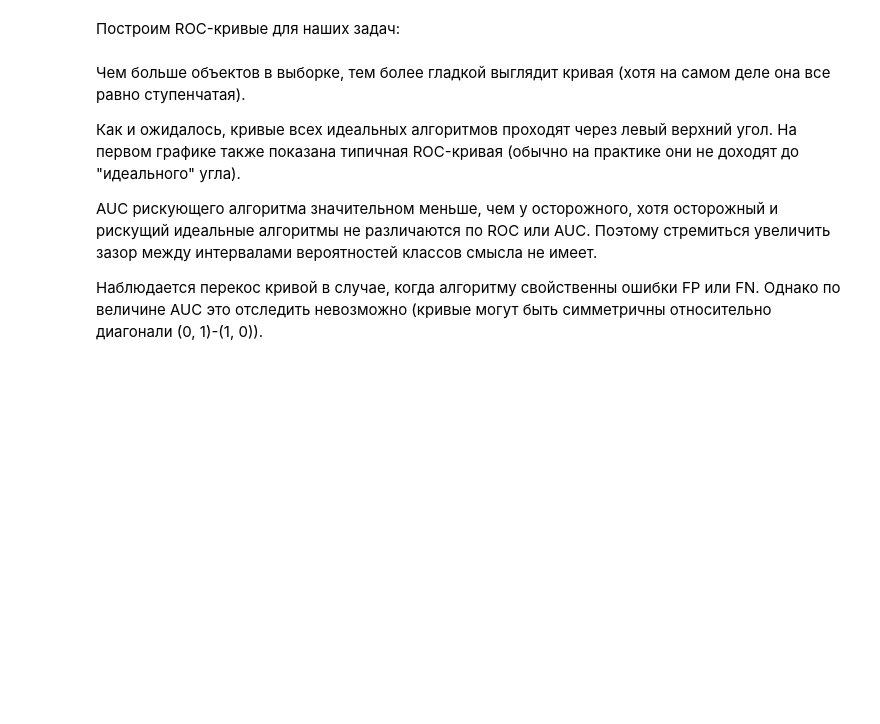
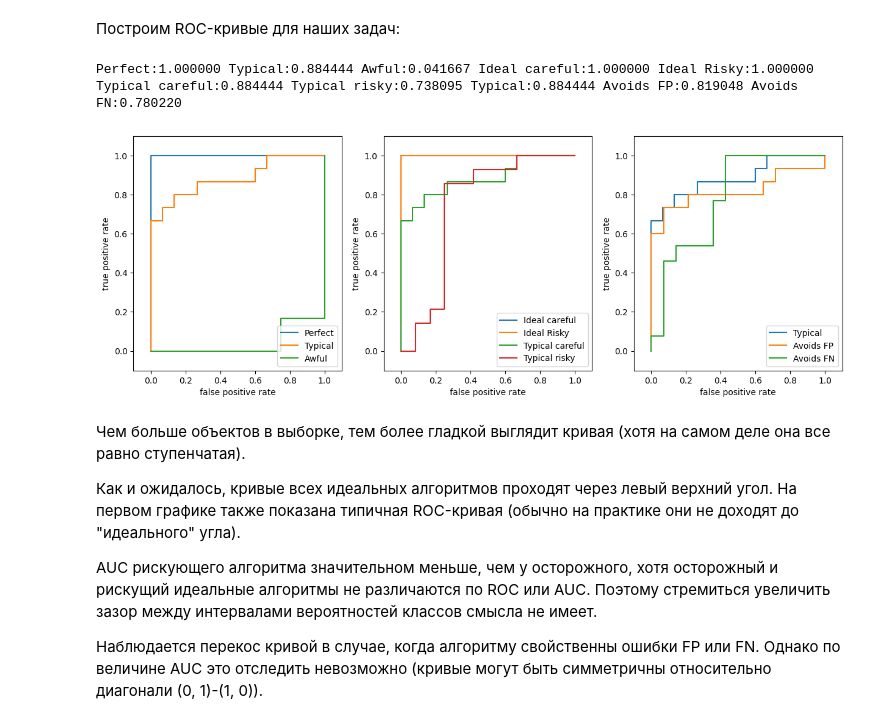
Before and after one commit to poslam/sem5-ds, a Jupyter notebook: work/3/3.ipynb, the cells around one changed output. Saved outputs shown, nothing was run; the diff lists cells and outputs as text; code cells hidden in the pictures; blank space fills up the shorter version.

```diff
--- a/work/3/3.ipynb
+++ b/work/3/3.ipynb
@@ -871,7 +871,8 @@ recs = []
 threshs = []
 labels = ["Typical", "Avoids FP", "Avoids FN"]
 for actual, predicted in zip(
-    [actual_1, actual_10, actual_11], [predicted_1, predicted_10, predicted_11]
+    [actual_1, actual_10, actual_11],
+    [predicted_1, predicted_10, predicted_11],
 ):
     prec, rec, thresh = precision_recall_curve(actual, predicted)
     precs.append(prec)
@@ -993,0 +1039,16 @@ def weighted_log_loss(actual, predicted):
+# %%
+import math
+
+
+def weighted_log_loss(actual, predicted):
+    return (
+        -1
+        / len(actual)
+        * sum(
+            [
+                0.3 * actual[i] * math.log(predicted[i])
+                + 0.7 * (1 - actual[i]) * math.log(1 - predicted[i])
+                for i in range(len(actual))
+            ]
+        )
+    )
@@ -1006,40 +1104,49 @@ from sklearn.metrics import roc_curve, roc_auc_score
 # %%
 plt.figure(figsize=(15, 5))
 plt.subplot(1, 3, 1)
 aucs = ""
-for actual, predicted, descr in zip([actual_0, actual_1, actual_2],
-                                    [predicted_0, predicted_1, predicted_2],
-                                    ["Perfect", "Typical", "Awful"]):
+for actual, predicted, descr in zip(
+    [actual_0, actual_1, actual_2],
+    [predicted_0, predicted_1, predicted_2],
+    ["Perfect", "Typical", "Awful"],
+):
     fpr, tpr, thr = roc_curve(actual, predicted)
     plt.plot(fpr, tpr, label=descr)
-    aucs += descr + ":%3f"%roc_auc_score(actual, predicted) + " "
+    aucs += descr + ":%3f" % roc_auc_score(actual, predicted) + " "
 plt.xlabel("false positive rate")
 plt.ylabel("true positive rate")
 plt.legend(loc=4)
 plt.axis([-0.1, 1.1, -0.1, 1.1])
 plt.subplot(1, 3, 2)
-for actual, predicted, descr in zip([actual_0, actual_0r, actual_1, actual_1r],
-                                    [predicted_0, predicted_0r, predicted_1, predicted_1r],
-                                    ["Ideal careful", "Ideal Risky", "Typical careful", "Typical risky"]):
+for actual, predicted, descr in zip(
+    [actual_0, actual_0r, actual_1, actual_1r],
+    [predicted_0, predicted_0r, predicted_1, predicted_1r],
+    ["Ideal careful", "Ideal Risky", "Typical careful", "Typical risky"],
+):
     fpr, tpr, thr = roc_curve(actual, predicted)
-    aucs += descr + ":%3f"%roc_auc_score(actual, predicted) + " "
+    aucs += descr + ":%3f" % roc_auc_score(actual, predicted) + " "
     plt.plot(fpr, tpr, label=descr)
 plt.xlabel("false positive rate")
 plt.ylabel("true positive rate")
 plt.legend(loc=4)
 plt.axis([-0.1, 1.1, -0.1, 1.1])
 plt.subplot(1, 3, 3)
-for actual, predicted, descr in zip([actual_1, actual_10, actual_11],
-                                    [predicted_1, predicted_10, predicted_11],
-                                    ["Typical", "Avoids FP", "Avoids FN"]):
+for actual, predicted, descr in zip(
+    [actual_1, actual_10, actual_11],
+    [predicted_1, predicted_10, predicted_11],
+    ["Typical", "Avoids FP", "Avoids FN"],
+):
     fpr, tpr, thr = roc_curve(actual, predicted)
-    aucs += descr + ":%3f"%roc_auc_score(actual, predicted) + " "
+    aucs += descr + ":%3f" % roc_auc_score(actual, predicted) + " "
     plt.plot(fpr, tpr, label=descr)
 plt.xlabel("false positive rate")
 plt.ylabel("true positive rate")
 plt.legend(loc=4)
 plt.axis([-0.1, 1.1, -0.1, 1.1])
-print aucs
+print(aucs)
+# %% [output]
+Perfect:1.000000 Typical:0.884444 Awful:0.041667 Ideal careful:1.000000 Ideal Risky:1.000000 Typical careful:0.884444 Typical risky:0.738095 Typical:0.884444 Avoids FP:0.819048 Avoids FN:0.780220
+[figure, added]
 # %% [markdown]
 Чем больше объектов в выборке, тем более гладкой выглядит кривая (хотя на самом деле она все равно ступенчатая).
 
```
Also changed, not shown: parts of 11 cells of this notebook, 2 other files.
